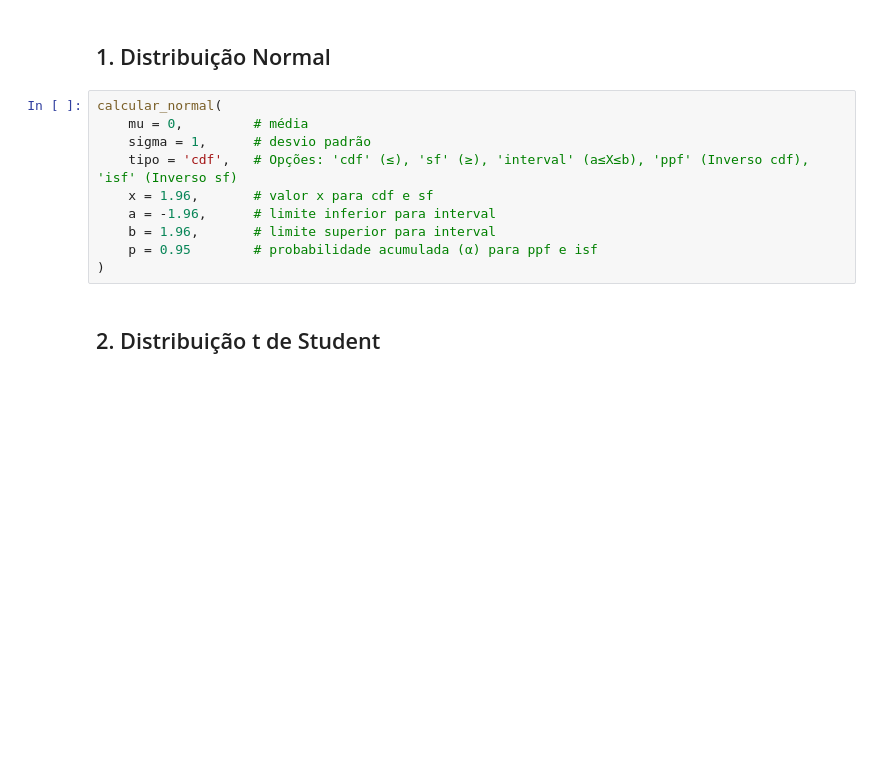
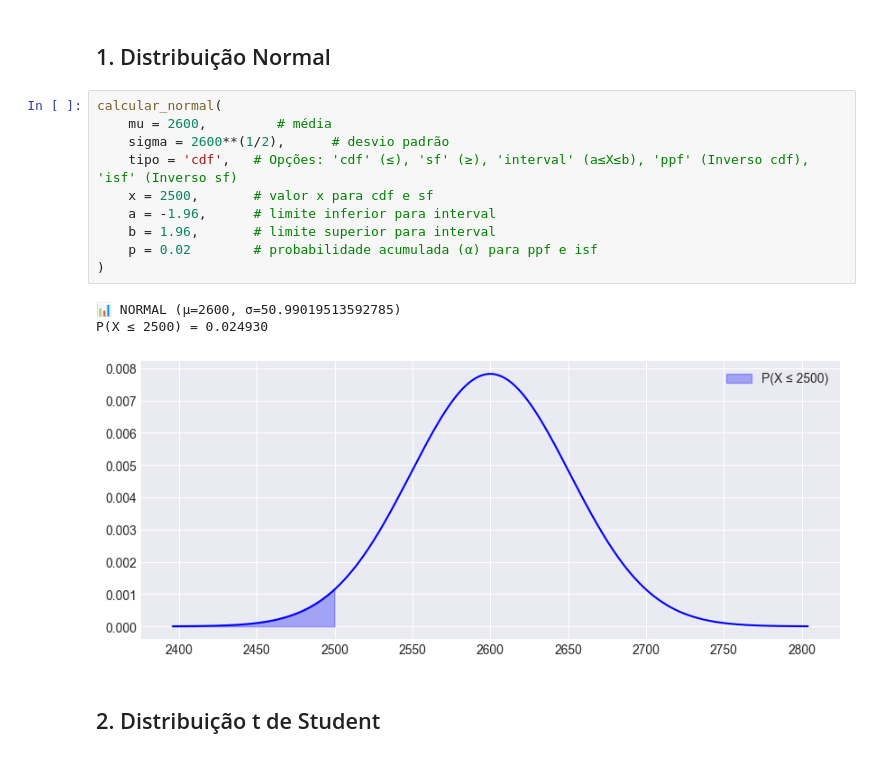
Before and after one commit to gbueno10/est, a Jupyter notebook: Distribuicoes/Distribuicoes_Continuas_NoWidgets.ipynb, the cells around one changed output. Saved outputs shown, nothing was run; the diff lists cells and outputs as text; blank space fills up the shorter version.

```diff
--- a/Distribuicoes/Distribuicoes_Continuas_NoWidgets.ipynb
+++ b/Distribuicoes/Distribuicoes_Continuas_NoWidgets.ipynb
@@ -183,14 +183,18 @@ def calcular_uniforme(a_min=0, b_max=10, tipo='cdf', x=5.0, a=2.0, b=8.0, p=0.5)
 ## 1. Distribuição Normal
 # %%
 calcular_normal(
-    mu = 0,         # média
-    sigma = 1,      # desvio padrão
+    mu = 2600,         # média
+    sigma = 2600**(1/2),      # desvio padrão
     tipo = 'cdf',   # Opções: 'cdf' (≤), 'sf' (≥), 'interval' (a≤X≤b), 'ppf' (Inverso cdf), 'isf' (Inverso sf)
-    x = 1.96,       # valor x para cdf e sf
+    x = 2500,       # valor x para cdf e sf
     a = -1.96,      # limite inferior para interval
     b = 1.96,       # limite superior para interval
-    p = 0.95        # probabilidade acumulada (α) para ppf e isf
+    p = 0.02        # probabilidade acumulada (α) para ppf e isf
 )
+# %% [output]
+📊 NORMAL (μ=2600, σ=50.99019513592785)
+P(X ≤ 2500) = 0.024930
+[figure, added]
 # %% [markdown]
 ## 2. Distribuição t de Student
 # %%
```
Also changed, not shown: parts of 5 cells of this notebook, 3 other files.
